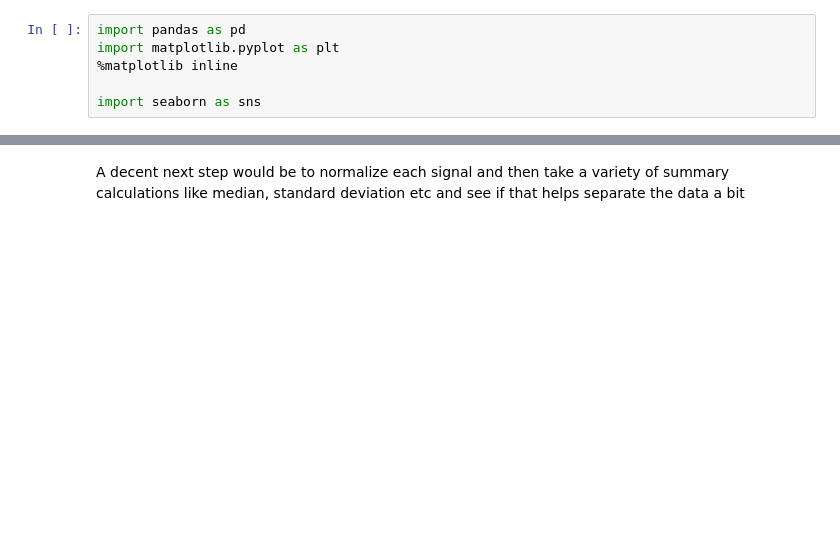
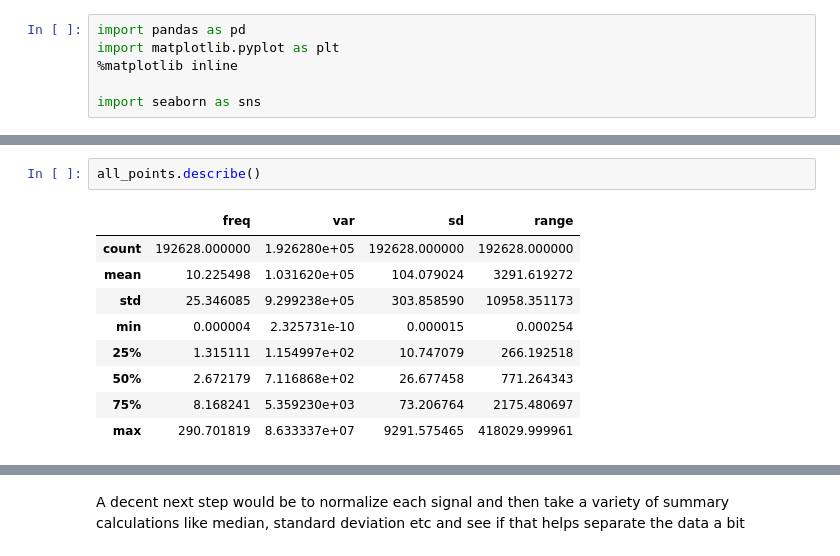
Before and after one commit to brycemcd/muteButton, a Jupyter notebook: extra/modelAnalysis/2016-10-16-BAM-vector-means-comparison.ipynb, the cells around one changed output, grey strips where cells are left out. Saved outputs shown, nothing was run; the diff lists cells and outputs as text; blank space fills up the shorter version.

```diff
--- a/extra/modelAnalysis/2016-10-16-BAM-vector-means-comparison.ipynb
+++ b/extra/modelAnalysis/2016-10-16-BAM-vector-means-comparison.ipynb
@@ -15 +24,13 @@ all_points = pd.concat([ad, game])
+# %%
+all_points.describe()
+# %% [output]
+|  | freq | var | sd | range |
+| count | 192628.000000 | 1.926280e+05 | 192628.000000 | 192628.000000 |
+| mean | 10.225498 | 1.031620e+05 | 104.079024 | 3291.619272 |
+| std | 25.346085 | 9.299238e+05 | 303.858590 | 10958.351173 |
+| min | 0.000004 | 2.325731e-10 | 0.000015 | 0.000254 |
+| 25% | 1.315111 | 1.154997e+02 | 10.747079 | 266.192518 |
+| 50% | 2.672179 | 7.116868e+02 | 26.677458 | 771.264343 |
+| 75% | 8.168241 | 5.359230e+03 | 73.206764 | 2175.480697 |
+| max | 290.701819 | 8.633337e+07 | 9291.575465 | 418029.999961 |
 # %%
```
Also changed, not shown: parts of 5 cells of this notebook, 5 other files.
